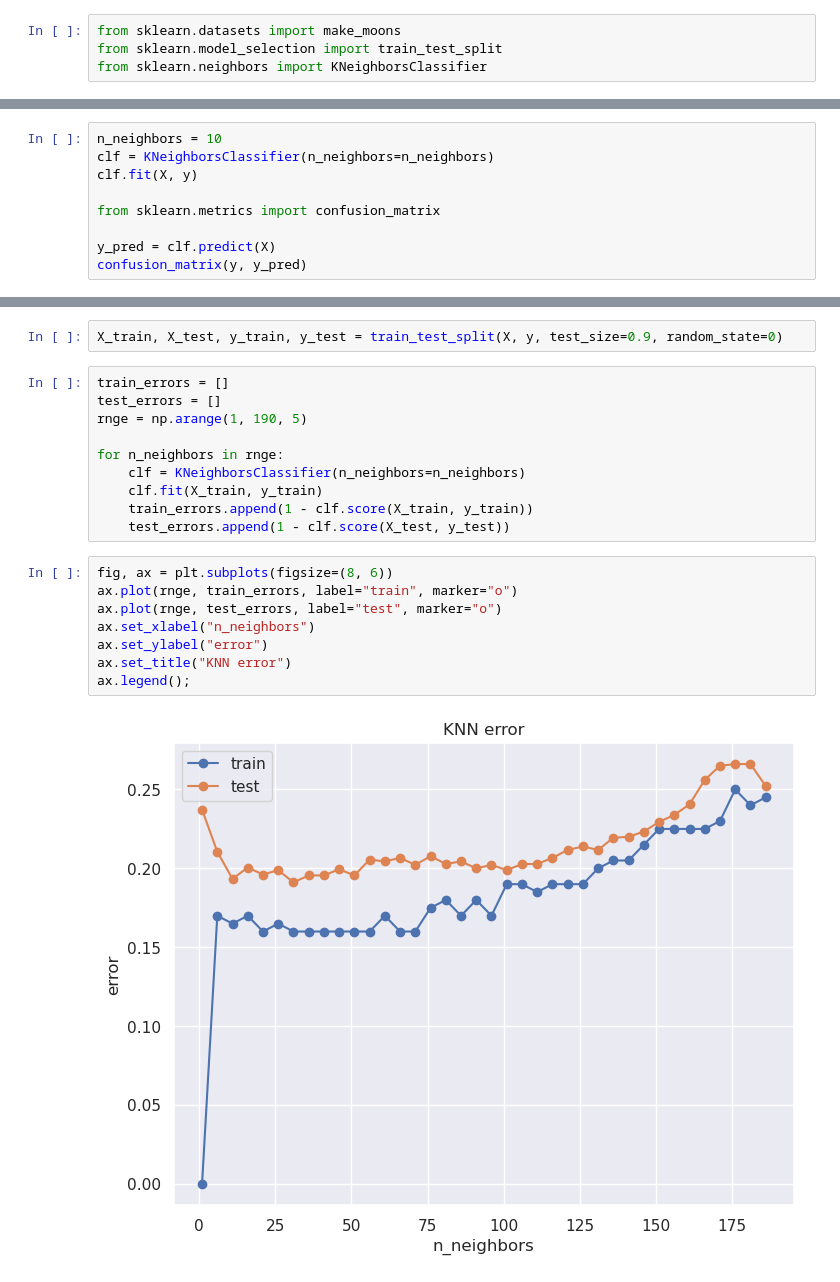
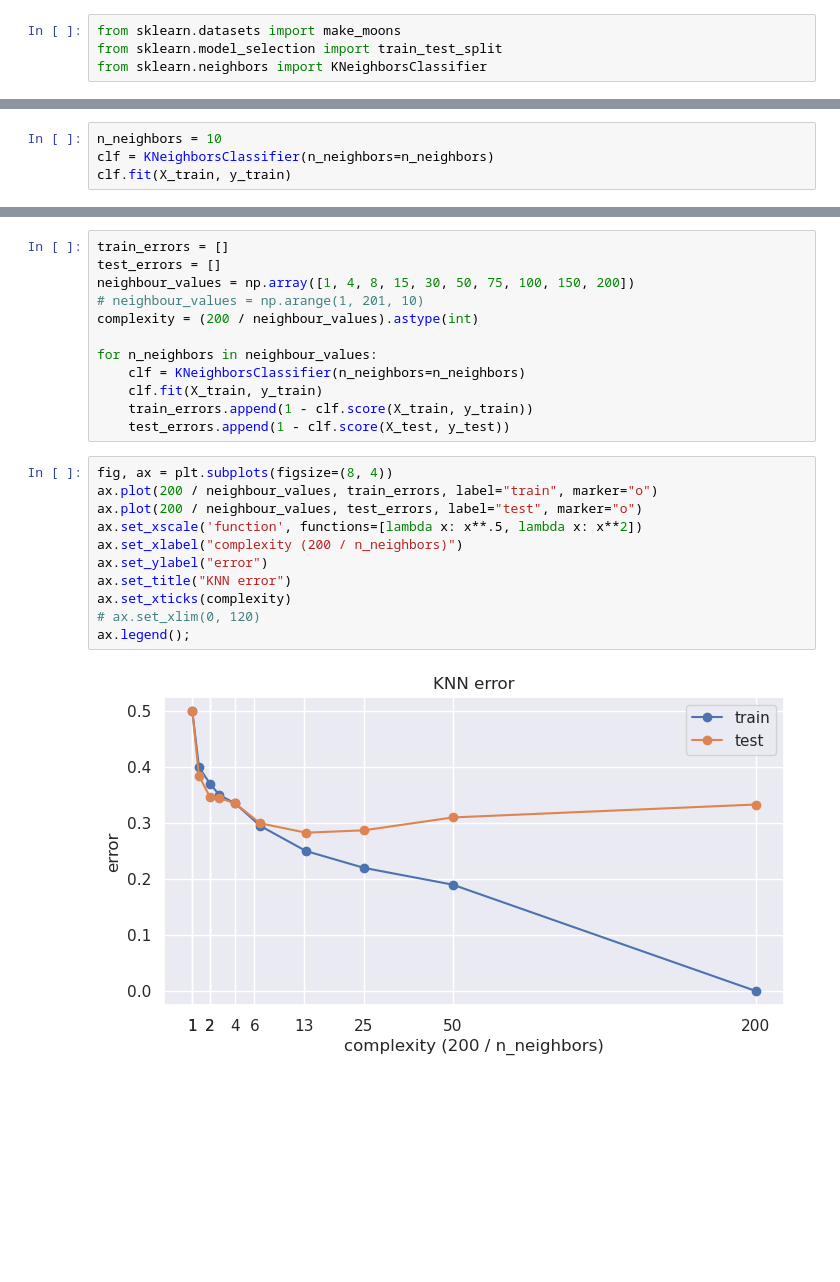
Before and after one commit to rodakt/MAD, a Jupyter notebook: wyklad_5.ipynb, the cells around one changed output, grey strips where cells are left out. Saved outputs shown, nothing was run; the diff lists cells and outputs as text; blank space fills up the shorter version.

```diff
--- a/wyklad_5.ipynb
+++ b/wyklad_5.ipynb
@@ -184,10 +212,5 @@ sns.scatterplot(x=X[:,0], y=X[:,1], hue=y, alpha=.5)
 # %%
 n_neighbors = 10
 clf = KNeighborsClassifier(n_neighbors=n_neighbors)
-clf.fit(X, y)
-
-from sklearn.metrics import confusion_matrix
-
-y_pred = clf.predict(X)
-confusion_matrix(y, y_pred)
+clf.fit(X_train, y_train)
 # %% [output]
@@ -211,22 +259,25 @@ ax.contourf(xx, yy, Z, alpha=0.2);
-# %%
-X_train, X_test, y_train, y_test = train_test_split(X, y, test_size=0.9, random_state=0)
 # %%
 train_errors = []
 test_errors = []
-rnge = np.arange(1, 190, 5)
+neighbour_values = np.array([1, 4, 8, 15, 30, 50, 75, 100, 150, 200])
+# neighbour_values = np.arange(1, 201, 10)
+complexity = (200 / neighbour_values).astype(int)
 
-for n_neighbors in rnge:
+for n_neighbors in neighbour_values:
     clf = KNeighborsClassifier(n_neighbors=n_neighbors)
     clf.fit(X_train, y_train)
     train_errors.append(1 - clf.score(X_train, y_train))
     test_errors.append(1 - clf.score(X_test, y_test))
 # %%
-fig, ax = plt.subplots(figsize=(8, 6))
-ax.plot(rnge, train_errors, label="train", marker="o")
-ax.plot(rnge, test_errors, label="test", marker="o")
-ax.set_xlabel("n_neighbors")
+fig, ax = plt.subplots(figsize=(8, 4))
+ax.plot(200 / neighbour_values, train_errors, label="train", marker="o")
+ax.plot(200 / neighbour_values, test_errors, label="test", marker="o")
+ax.set_xscale('function', functions=[lambda x: x**.5, lambda x: x**2])
+ax.set_xlabel("complexity (200 / n_neighbors)")
 ax.set_ylabel("error")
 ax.set_title("KNN error")
+ax.set_xticks(complexity)
+# ax.set_xlim(0, 120)
 ax.legend();
 # %% [output]
-[figure, old version]
+[figure, new version]
```
Also changed, not shown: parts of 16 cells of this notebook, 1 other file.
